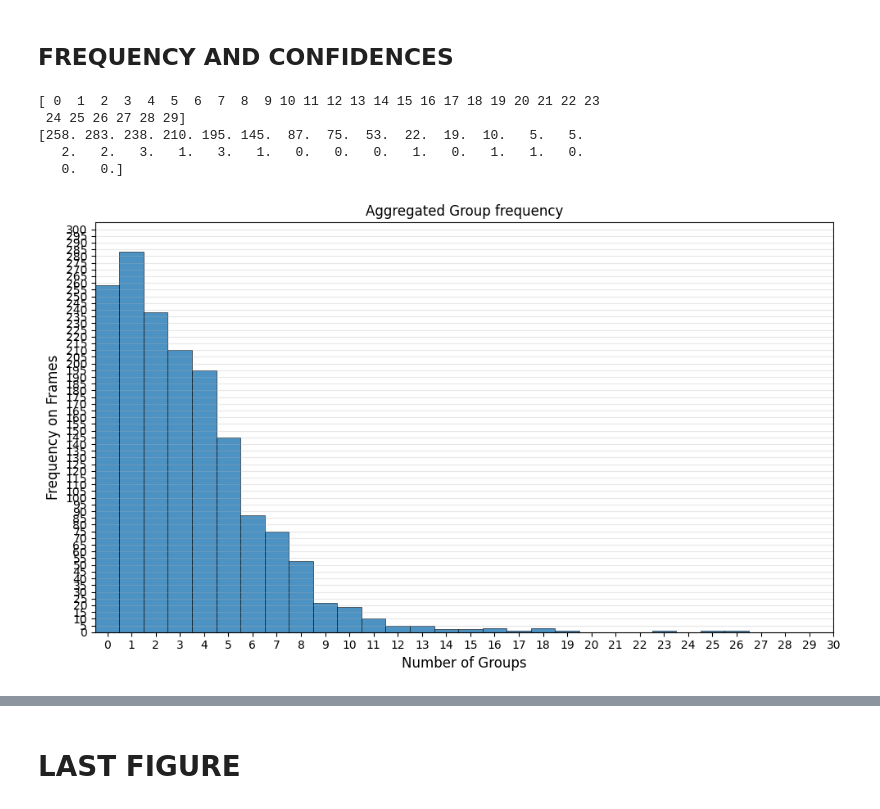
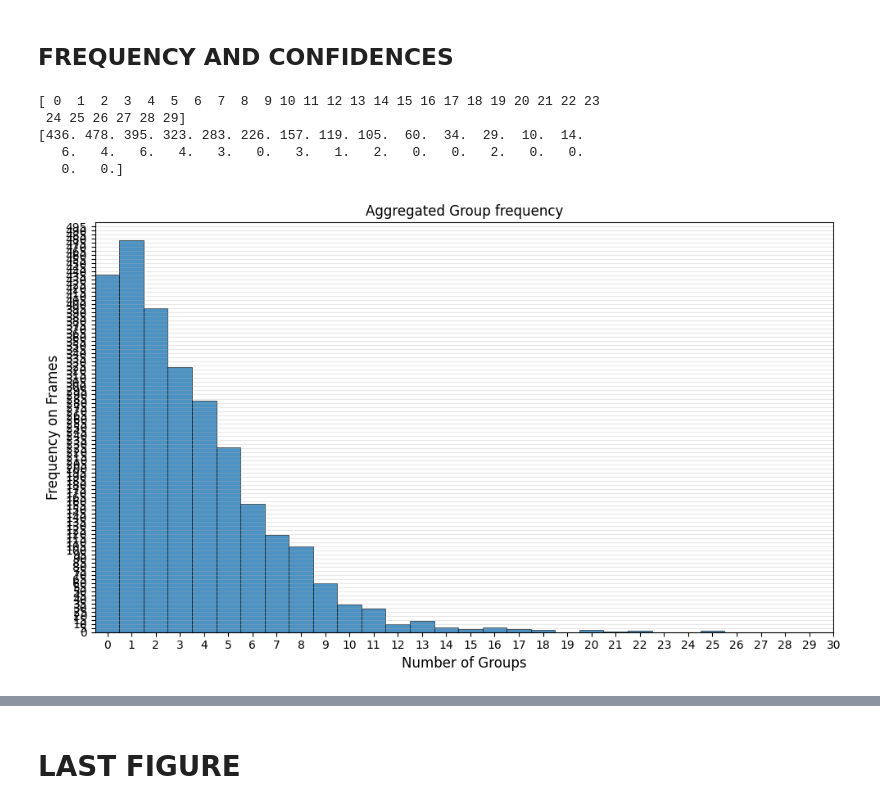
Before and after one commit to Artcs1/web_annotation_tool, a Jupyter notebook: notebooks/merge_annotations.ipynb, the cells around one changed output, grey strips where cells are left out. Saved outputs shown, nothing was run; the diff lists cells and outputs as text; code cells hidden in the pictures.

```diff
--- a/notebooks/merge_annotations.ipynb
+++ b/notebooks/merge_annotations.ipynb
@@ -7,7 +7,7 @@ from pymongo import MongoClient
 from datetime import datetime, timezone
 from collections import defaultdict
 
-total_videos = 540
+total_videos = 900
 
 
 def calculate_iou(box1, box2):
@@ -321,38 +349,38 @@ categories = np.arange(0,len(frequencies))
 # COCO (3.5)
 ours = frequencies
 print(np.arange(30))
 print(ours[:30])
 # Create the plot
 plt.figure(figsize=(10, 6))
 
 # Plot bar chart
 plt.bar(categories, ours, width=1.0, alpha=0.8, edgecolor='black', linewidth=0.5)
 
 # Customize the plot
 plt.xlabel('Number of Groups', fontsize=12)
 plt.ylabel('Frequency on Frames', fontsize=12)
 plt.title('Aggregated Group frequency', fontsize=12)
 plt.xticks(categories)
-plt.yticks(np.arange(0, 305, 5))
-plt.ylim(0, 305)
+plt.yticks(np.arange(0, 500, 5))
+plt.ylim(0, 500)
 plt.xlim(-0.5, 30)
 plt.grid(True, alpha=0.3, axis='y')
 #plt.legend(loc='upper right', fontsize=10)
 
 # Format y-axis as percentages
 ax = plt.gca()
 #ax.yaxis.set_major_formatter(plt.FuncFormatter(lambda y, _: f'{int(y)}%'))
 
 plt.tight_layout()
 plt.savefig('../results/fig_annotations/Aggregated_Group_Frequency.pdf', format='pdf', bbox_inches='tight')
 plt.show()
 # %% [output]
 [ 0  1  2  3  4  5  6  7  8  9 10 11 12 13 14 15 16 17 18 19 20 21 22 23
  24 25 26 27 28 29]
-[258. 283. 238. 210. 195. 145.  87.  75.  53.  22.  19.  10.   5.   5.
-   2.   2.   3.   1.   3.   1.   0.   0.   0.   1.   0.   1.   1.   0.
+[436. 478. 395. 323. 283. 226. 157. 119. 105.  60.  34.  29.  10.  14.
+   6.   4.   6.   4.   3.   0.   3.   1.   2.   0.   0.   2.   0.   0.
    0.   0.]
-[figure, old version]
+[figure, new version]
 # %%
 import matplotlib.pyplot as plt
 import numpy as np
```
Also changed, not shown: parts of 11 cells of this notebook, 4 other files.
